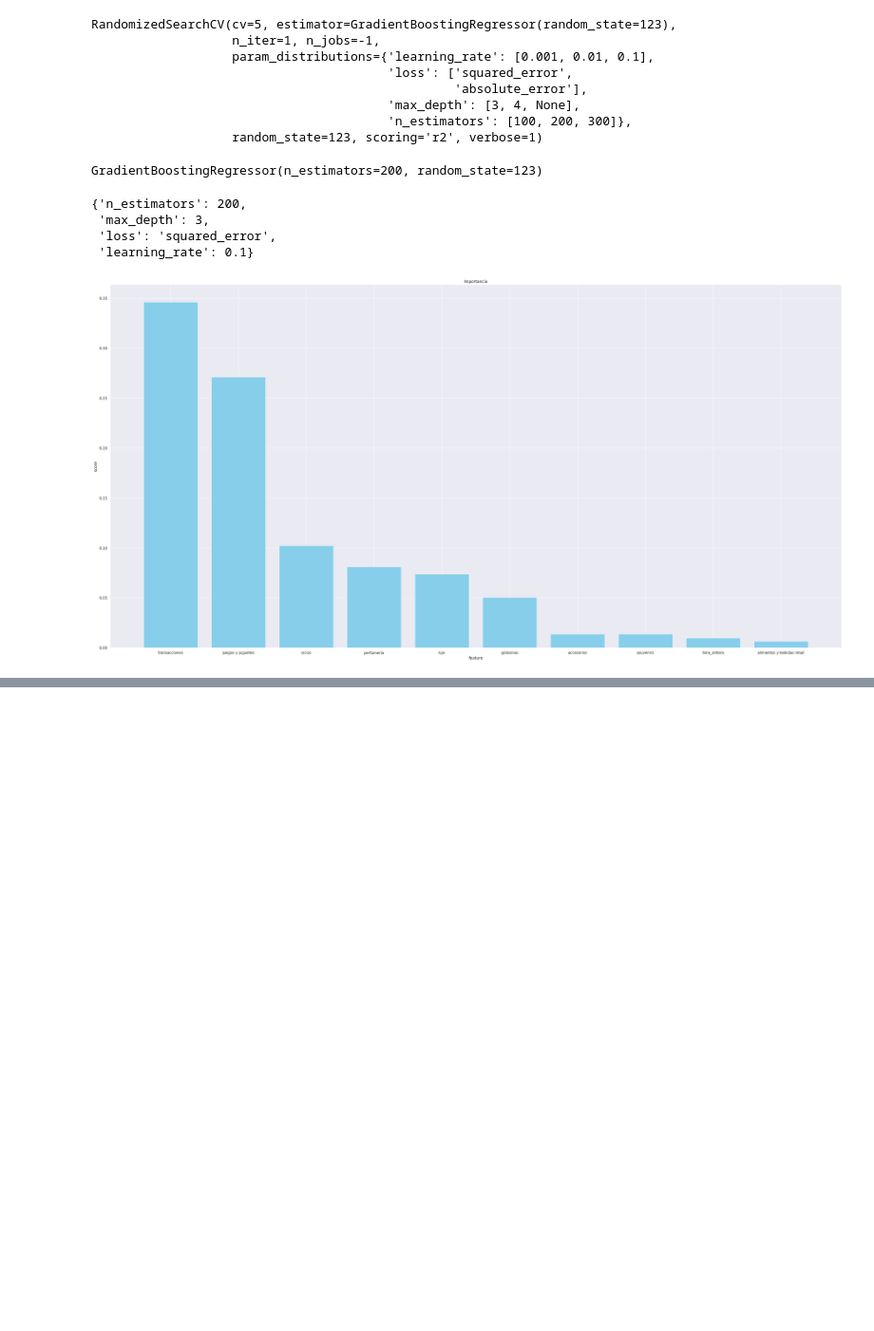
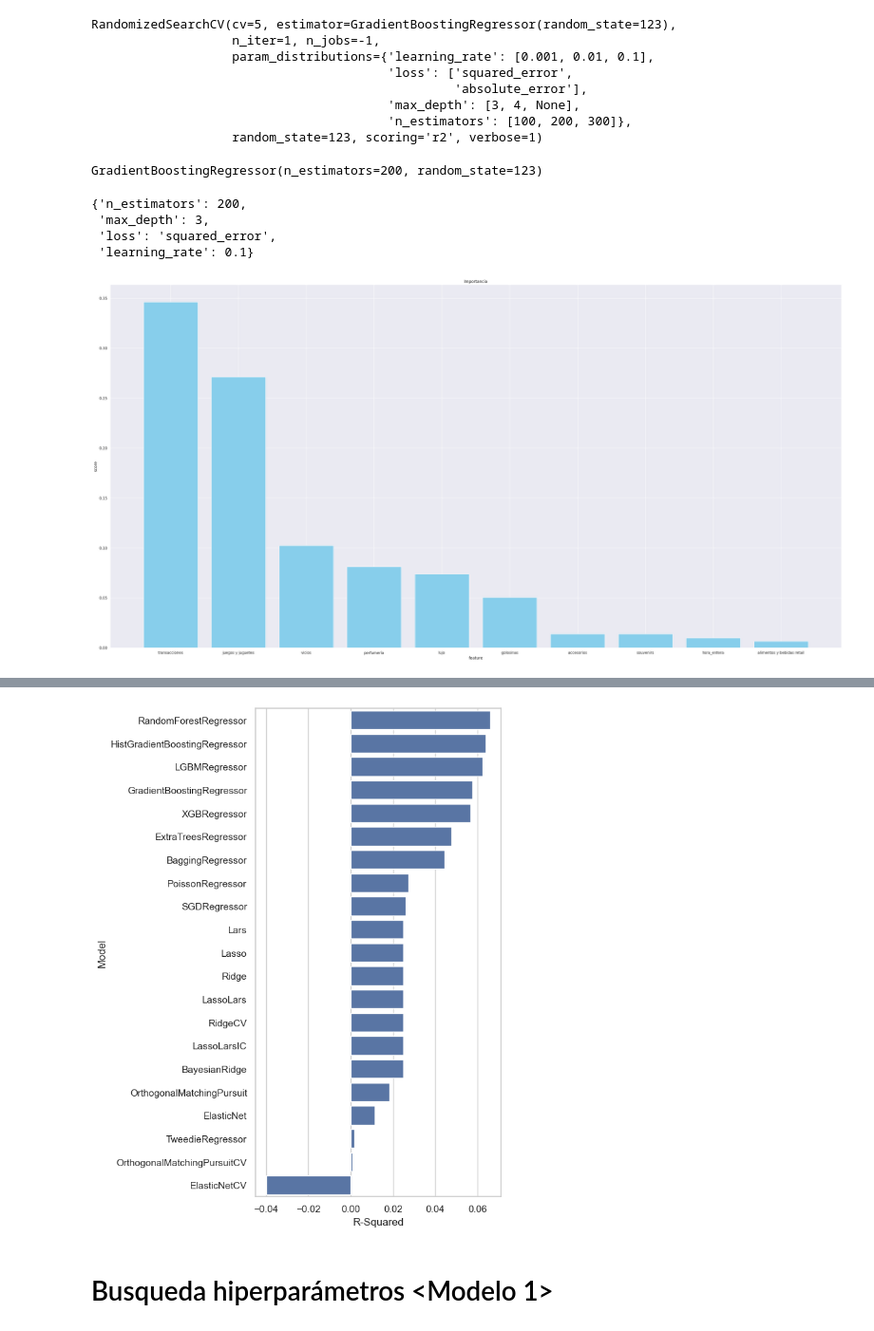
Before and after one commit to Porras53/Proyecto-Ciencia-de-datos-202320, a Jupyter notebook: Proyecto OPAIN.ipynb, the cells around one changed output, grey strips where cells are left out. Shown: that part at 95% size. Cells and saved outputs as stored; diff of their text form; code cells hidden in the pictures; blank space fills up the shorter version.

```diff
--- a/Proyecto OPAIN.ipynb
+++ b/Proyecto OPAIN.ipynb
@@ -1356,0 +1743,25 @@ plt.show()
+# %%
+from lazypredict.Supervised import LazyRegressor
+from sklearn import datasets
+from sklearn.utils import shuffle
+import numpy as np
+
+X = dataframe_unificado_final_sin_categorias.drop(columns=['transacciones','unidades','ventas','muelle','fecha_de_venta','mes_string','tienda','marca'])
+y = dataframe_unificado_final_sin_categorias['ventas']
+# X['transacciones'].fillna(0, inplace=True)
+
+# drop_cols = X.isna().sum().to_frame()
+# drop_cols =drop_cols.loc[drop_cols[0] > 0]
+# X = X.drop(columns=drop_cols.index.array)
+# X.isna().sum().to_frame()
+
+X_train = X[X['anio_entero']==2022]
+X_test = X[X['anio_entero']==2023]
+y_train = y[X['anio_entero']==2022]
+y_test = y[X['anio_entero']==2023]
+# Lista de modelos a excluir
+modelos_a_excluir = ['SVR', 'NuSVR', 'GaussianProcessRegressor']
+reg = LazyRegressor(verbose=0, ignore_warnings=False, custom_metric=None)
+models, predictions = reg.fit(X_train, X_test, y_train, y_test)
+
+print(models)
@@ -1356,0 +1796,8 @@ plt.show()
+# %%
+plt.figure(figsize=(5, 10))
+sns.set_theme(style="whitegrid")
+ax = sns.barplot(y=predictions.index[:-15], x="R-Squared", data=predictions[:-15])
+# %% [output]
+[figure, added]
+# %% [markdown]
+# Busqueda hiperparámetros <Modelo 1>
```
Also changed, not shown: parts of 95 cells of this notebook.
